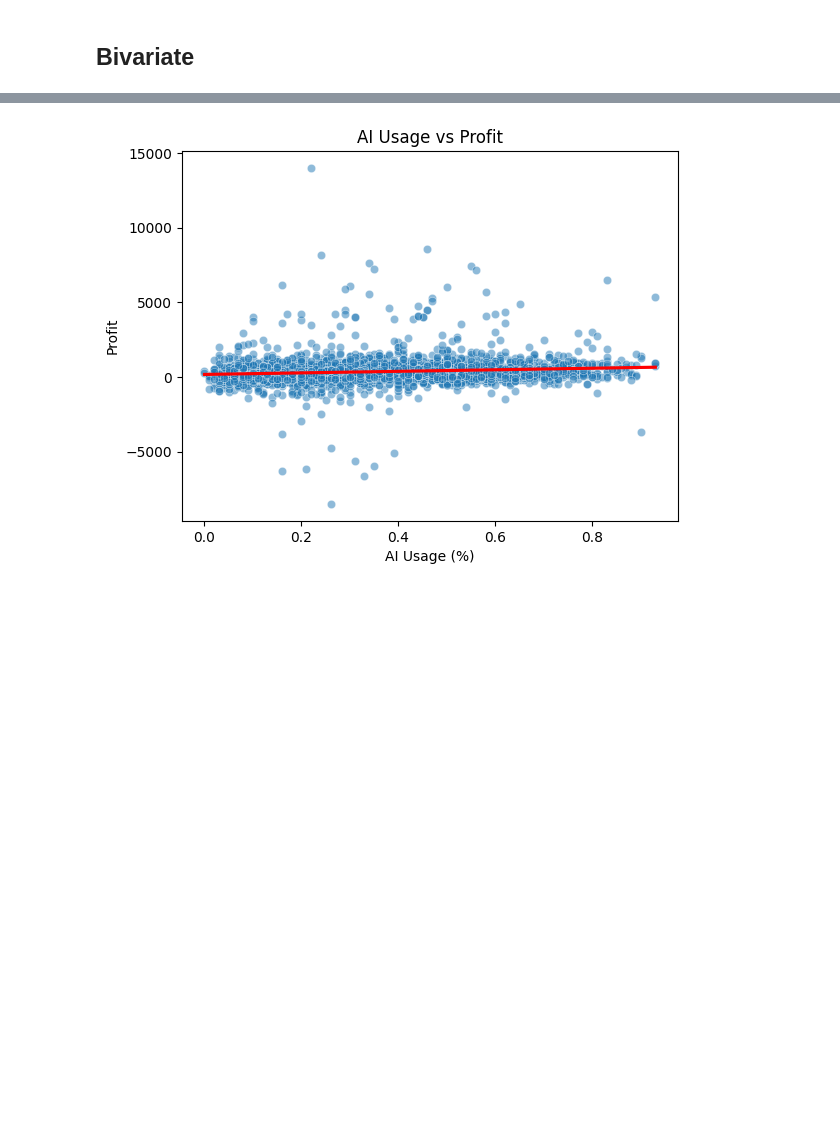
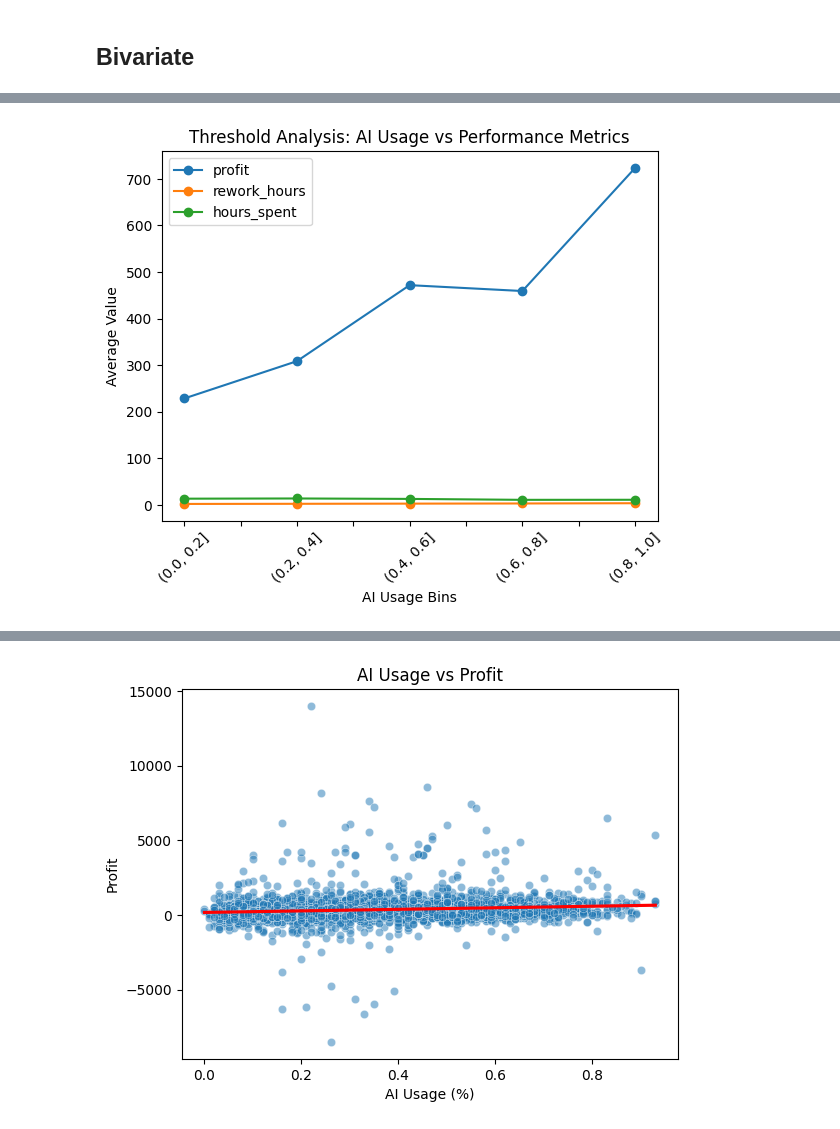
Before and after one commit to andreamammano89-maker/ML_Project_SEA_815441, a Jupyter notebook: main.ipynb, the cells around one changed output, grey strips where cells are left out. Cells and saved outputs as stored; diff of their text form; code cells hidden in the pictures; blank space fills up the shorter version.

Commit message:
adding threshold

```diff
--- a/main.ipynb
+++ b/main.ipynb
@@ -507,0 +527,15 @@ This motivates the need for a deeper analysis of non-linear effects and threshol
+# %%
+# Define bins (più puliti)
+df_productivity['ai_bin'] = pd.cut(
+    df_productivity['ai_usage_pct'],
+    bins=[0, 0.2, 0.4, 0.6, 0.8, 1]
+)
+
+# Aggregate metrics
+threshold = df_productivity.groupby('ai_bin')[[
+    'profit',
+    'rework_hours',
+    'hours_spent'
+]].mean()
+
+threshold
@@ -507,0 +550,9 @@ This motivates the need for a deeper analysis of non-linear effects and threshol
+# %%
+threshold.plot(marker='o')
+plt.title("Threshold Analysis: AI Usage vs Performance Metrics")
+plt.xlabel("AI Usage Bins")
+plt.ylabel("Average Value")
+plt.xticks(rotation=45)
+plt.show()
+# %% [output]
+[figure, added]
```
Also changed, not shown: parts of 7 cells of this notebook.
